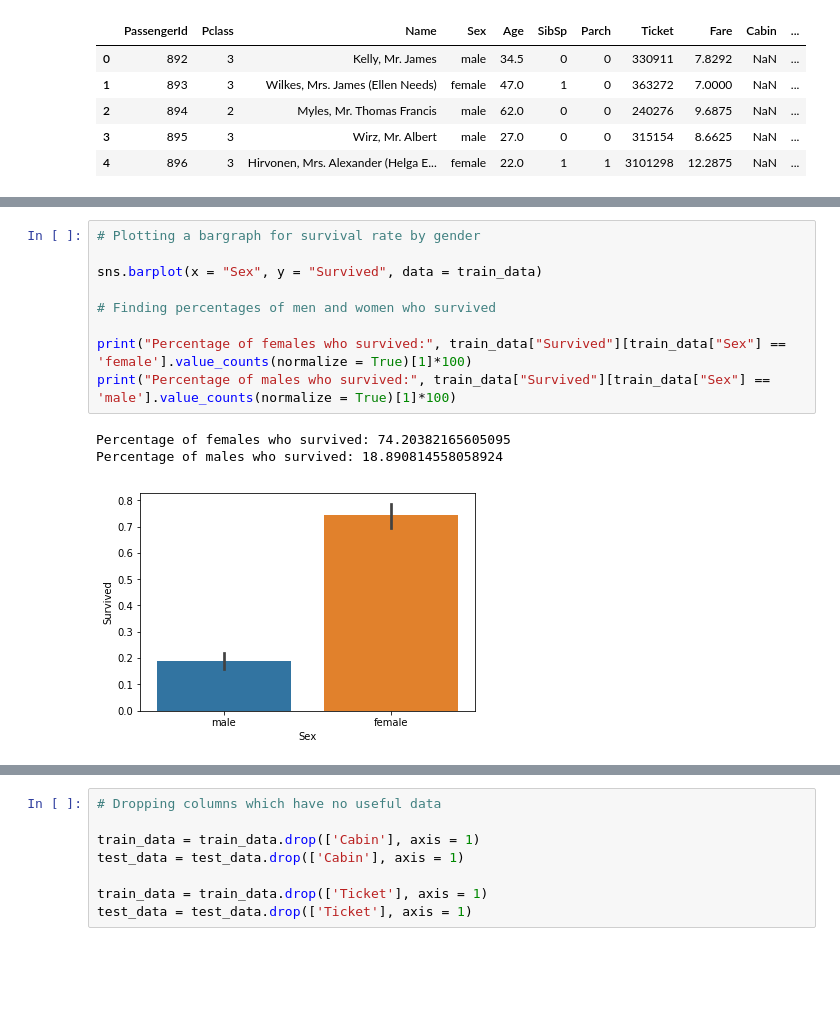
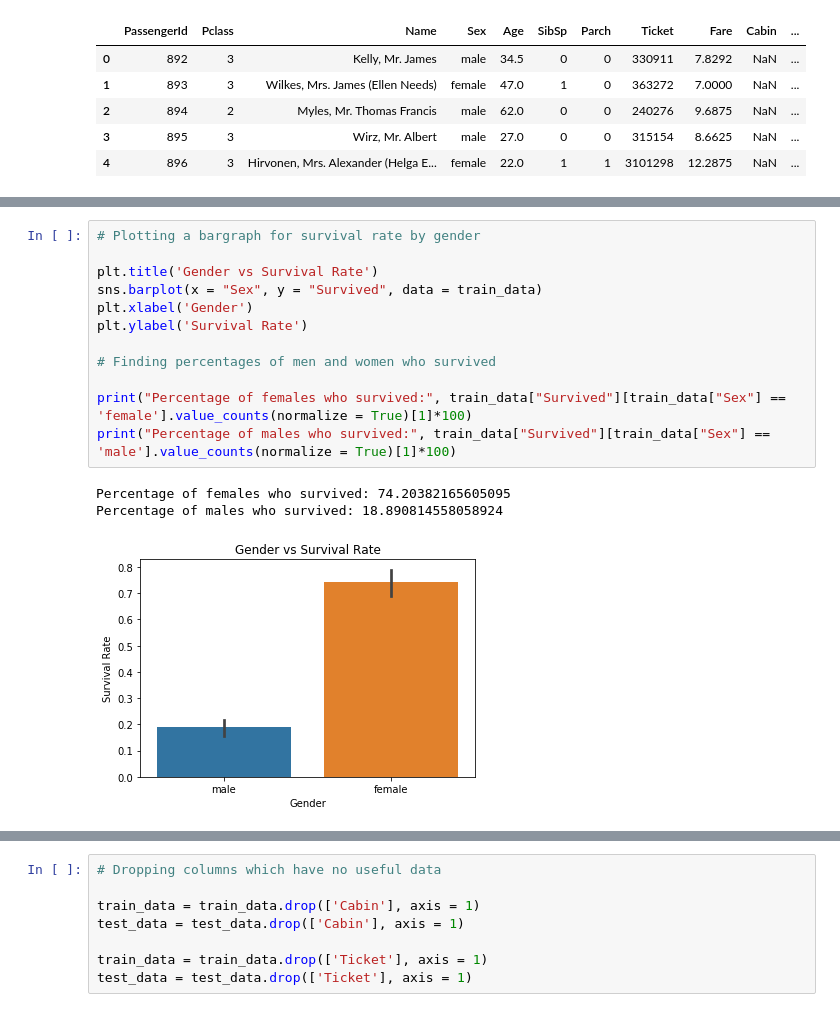
Before and after one commit to shreayan98c/Titanic-EDA, a Jupyter notebook: Titanic.ipynb, the cells around one changed output, grey strips where cells are left out. Drawn from its saved outputs; the diff is of its cells as text; blank space fills up the shorter version.

Commit message:
Updated the graphs and plots and tabularized all the accuracies

```diff
--- a/Titanic.ipynb
+++ b/Titanic.ipynb
@@ -66,16 +66,19 @@ dtype: int64
 # %%
 # Plotting a bargraph for survival rate by gender
 
+plt.title('Gender vs Survival Rate')
 sns.barplot(x = "Sex", y = "Survived", data = train_data)
+plt.xlabel('Gender')
+plt.ylabel('Survival Rate')
 
 # Finding percentages of men and women who survived
 
 print("Percentage of females who survived:", train_data["Survived"][train_data["Sex"] == 'female'].value_counts(normalize = True)[1]*100)
 print("Percentage of males who survived:", train_data["Survived"][train_data["Sex"] == 'male'].value_counts(normalize = True)[1]*100)
 # %% [output]
 Percentage of females who survived: 74.20382165605095
 Percentage of males who survived: 18.890814558058924
-[figure, old version]
+[figure, new version]
 # %%
 # Plotting a bargraph for survival rate by socioeconomic class
 
```
Also changed, not shown: parts of 11 cells of this notebook.
